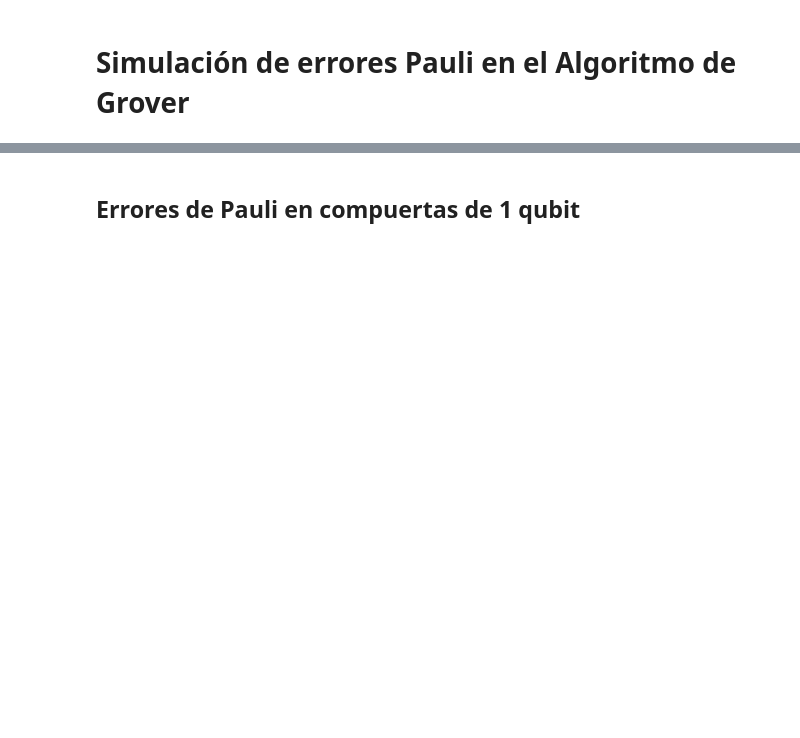
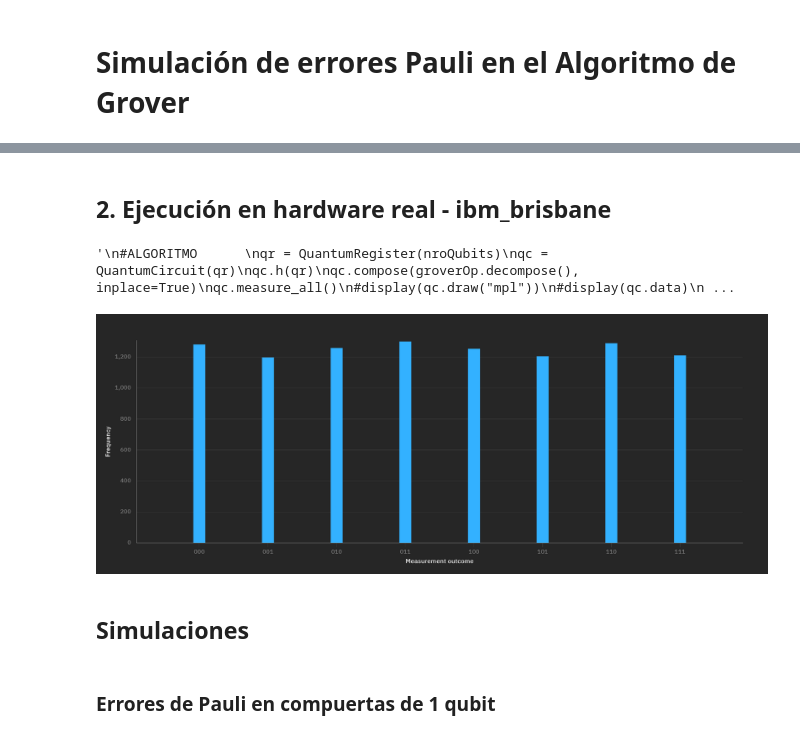
Before and after one commit to AdrianoLusso/QuantumQuipu_NoiseAndNativeGates, a Jupyter notebook: Codigo/Simulacion de ruido en Algoritmo de Grover.ipynb, the cells around one changed output, grey strips where cells are left out. Drawn from its saved outputs; the diff is of its cells as text; code cells hidden in the pictures; blank space fills up the shorter version.

Commit message:
Preguntas sobre mi simulacion de ruido

```diff
--- a/Codigo/Simulacion de ruido en Algoritmo de Grover.ipynb
+++ b/Codigo/Simulacion de ruido en Algoritmo de Grover.ipynb
@@ -68,3 +159,31 @@ def add_controlled_pauli_error(noiseModel,pbitflip,pphaseflip,gates):
+# %% [markdown]
+## 2.   Ejecución en hardware real - ibm_brisbane
+# %%
+'''
+#ALGORITMO
+qr = QuantumRegister(nroQubits)
+qc = QuantumCircuit(qr)
+qc.h(qr)
+qc.compose(groverOp.decompose(), inplace=True)
+qc.measure_all()
+#display(qc.draw("mpl"))
+#display(qc.data)
+
+#EJECUCION
+qc_transpiled = transpile(qc,brisbane_backend)
+result = brisbane_backend.run(qc_transpiled,shots=shots).result()
+counts = results.get_counts(0)
+'''
+# %% [output]
+'\n#ALGORITMO      \nqr = QuantumRegister(nroQubits)\nqc = QuantumCircuit(qr)\nqc.h(qr)\nqc.compose(groverOp.decompose(), inplace=True)\nqc.measure_all()\n#display(qc.draw("mpl"))\n#display(qc.data)\n ...
+# %%
+from PIL import Image
+img = Image.open(r'C:\Users\54299\Desktop\Facultad\Trabajos\QuantumQuipu\Noise and native gates\QuantumQuipu_NoiseAndNativeGates\Imagenes\ibm_brisbane_hardware_grover_search.png')
+display(img)
+# %% [output]
+[figure, added]
+# %% [markdown]
+## Simulaciones
 # %% [markdown]
-## Errores de Pauli en compuertas de 1 qubit
+### Errores de Pauli en compuertas de 1 qubit
 # %%
```
Also changed, not shown: parts of 22 cells of this notebook, 3 other files.
